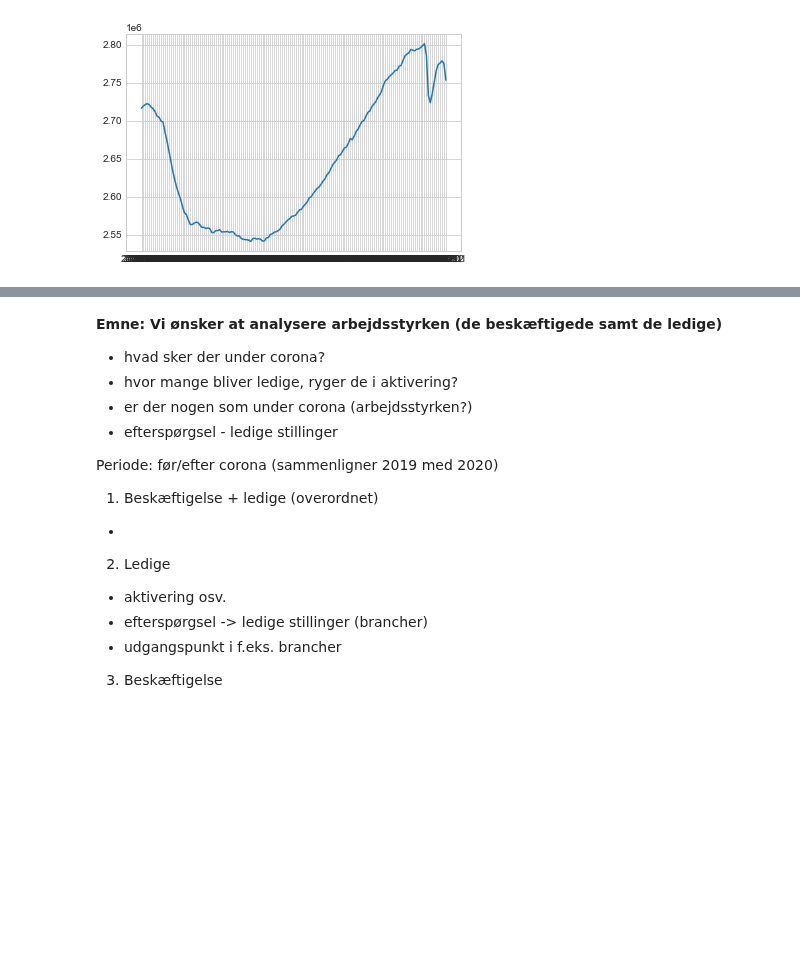
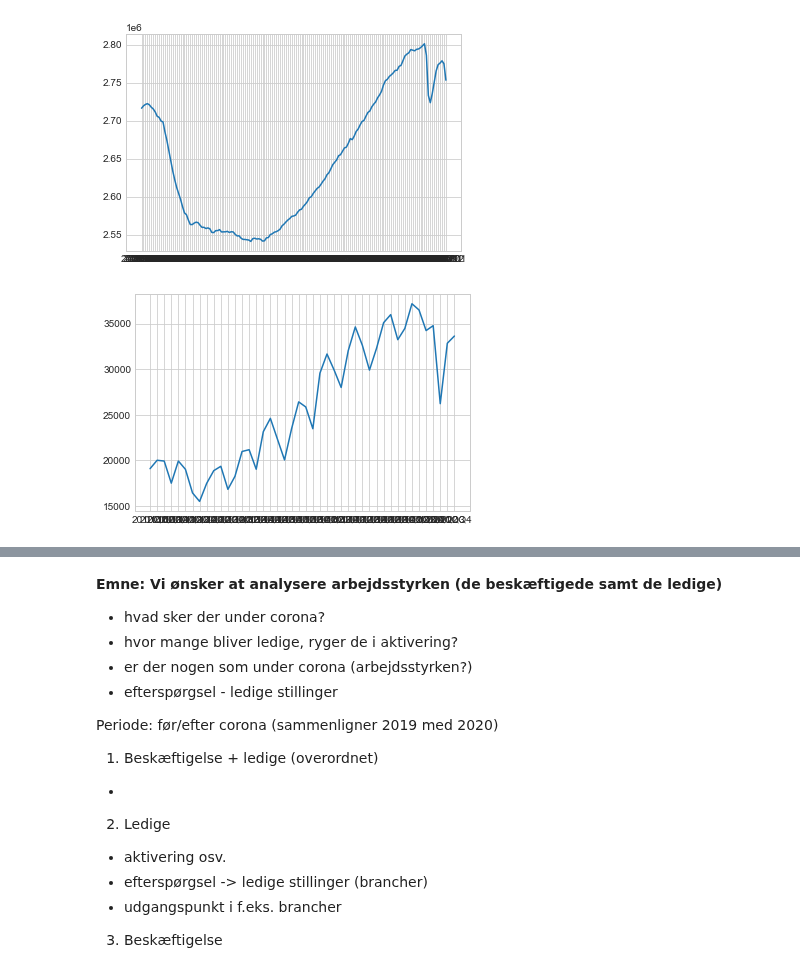
Before and after one commit to ceciliechrstnsn/projects-2021-luna-hjerteknuser, a Jupyter notebook: dataproject/dataproject.ipynb, the cells around one changed output, grey strips where cells are left out. Cells and saved outputs as stored; diff of their text form; code cells hidden in the pictures; blank space fills up the shorter version.

```diff
--- a/dataproject/dataproject.ipynb
+++ b/dataproject/dataproject.ipynb
@@ -278,6 +302,15 @@ plt.plot(z,k)
 plt.show()
 # %% [output]
 [figure]
+# %%
+#ledige stillinger
+#lav en interaktiv på denne
+tid_ = lsk011['TID']
+led_ = lsk011['INDHOLD']
+plt.plot(tid_,led_)
+plt.show()
+# %% [output]
+[figure, added]
 # %%
 import ipywidgets as widgets
 
```
Also changed, not shown: parts of 8 cells of this notebook.
